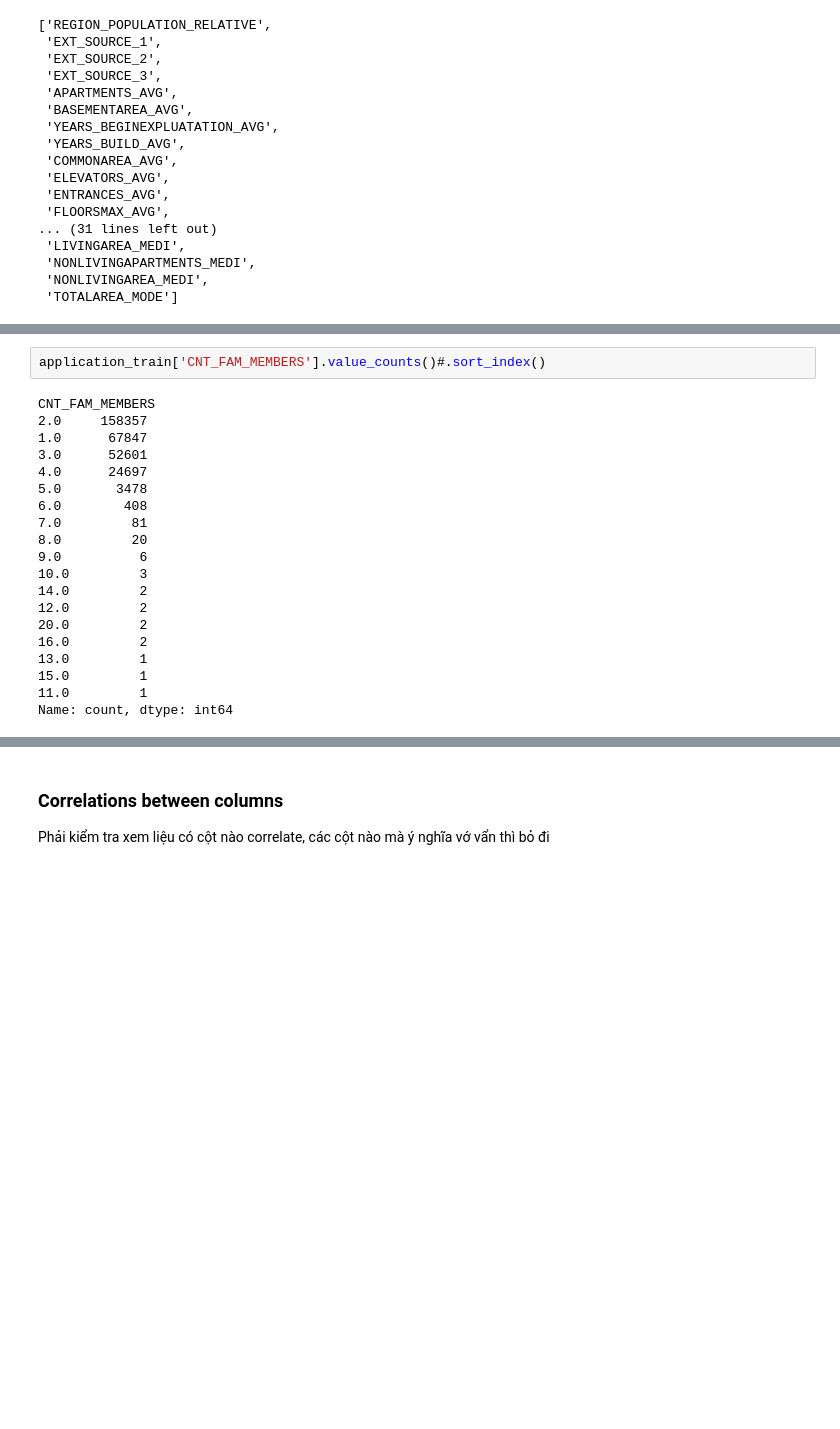
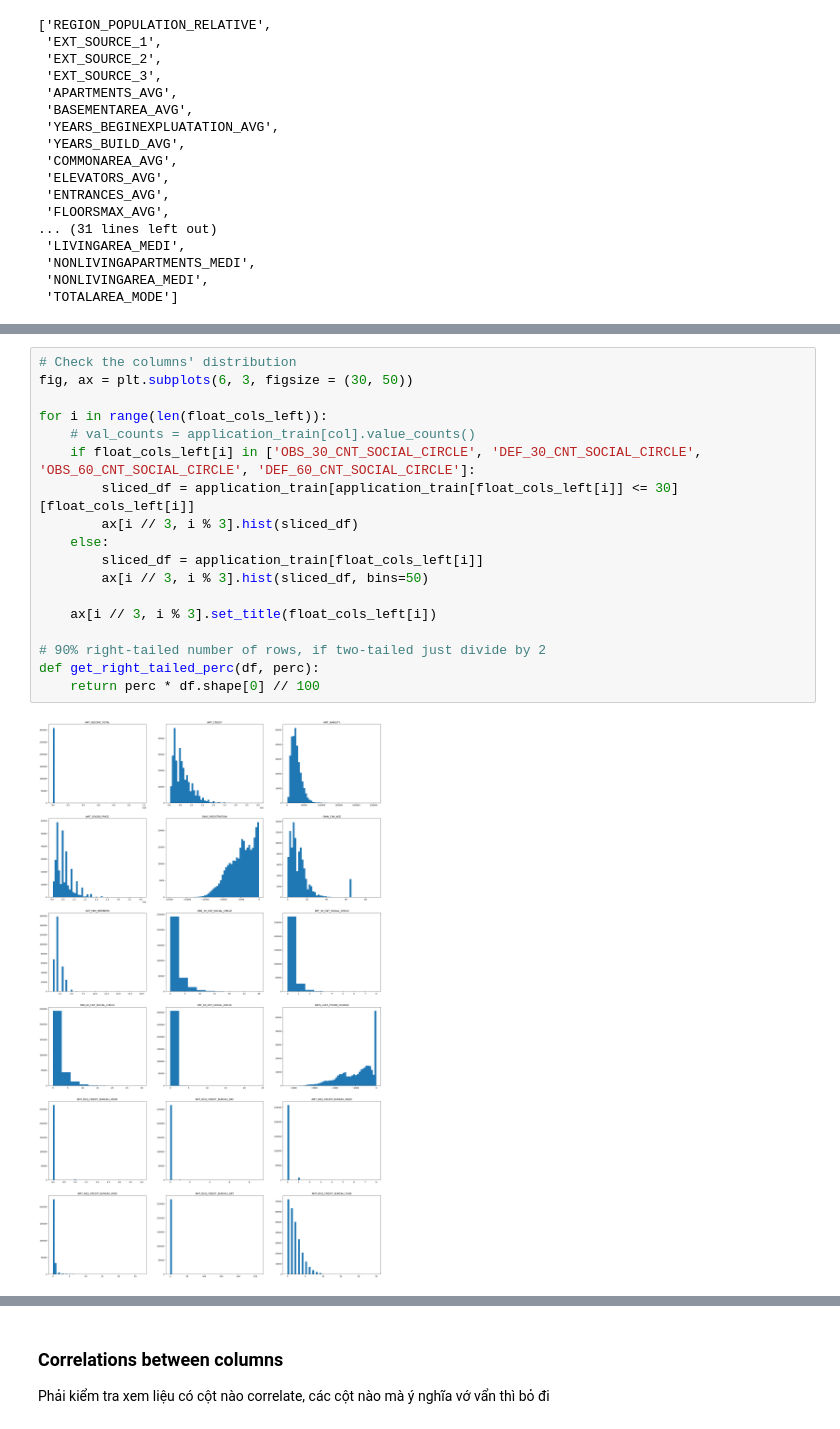
Before and after one commit to PhamMaiLinh-2403/Home_Credit_Default_Risk, a Jupyter notebook: EDA.ipynb, the cells around one changed output, grey strips where cells are left out. Drawn from its saved outputs; the diff is of its cells as text; blank space fills up the shorter version.

```diff
--- a/EDA.ipynb
+++ b/EDA.ipynb
@@ -418,25 +418,23 @@ float_cols_left
  'AMT_REQ_CREDIT_BUREAU_MON',
  'AMT_REQ_CREDIT_BUREAU_QRT',
  'AMT_REQ_CREDIT_BUREAU_YEAR']
-# %%
-application_train['CNT_FAM_MEMBERS'].value_counts()#.sort_index()
-# %% [output]
-CNT_FAM_MEMBERS
-2.0     158357
-1.0      67847
-3.0      52601
-4.0      24697
-5.0       3478
-6.0        408
-7.0         81
-8.0         20
-9.0          6
-10.0         3
-14.0         2
-12.0         2
-20.0         2
-16.0         2
-13.0         1
-15.0         1
-11.0         1
-Name: count, dtype: int64
+# %%
+# Check the columns' distribution
+fig, ax = plt.subplots(6, 3, figsize = (30, 50))
+
+for i in range(len(float_cols_left)):
+    # val_counts = application_train[col].value_counts()
+    if float_cols_left[i] in ['OBS_30_CNT_SOCIAL_CIRCLE', 'DEF_30_CNT_SOCIAL_CIRCLE', 'OBS_60_CNT_SOCIAL_CIRCLE', 'DEF_60_CNT_SOCIAL_CIRCLE']:
+        sliced_df = application_train[application_train[float_cols_left[i]] <= 30][float_cols_left[i]]
+        ax[i // 3, i % 3].hist(sliced_df)
+    else:
+        sliced_df = application_train[float_cols_left[i]]
+        ax[i // 3, i % 3].hist(sliced_df, bins=50)
+
+    ax[i // 3, i % 3].set_title(float_cols_left[i])
+
+# 90% right-tailed number of rows, if two-tailed just divide by 2
+def get_right_tailed_perc(df, perc):
+    return perc * df.shape[0] // 100
+# %% [output]
+[figure, added]
```
Also changed, not shown: parts of 7 cells of this notebook.
